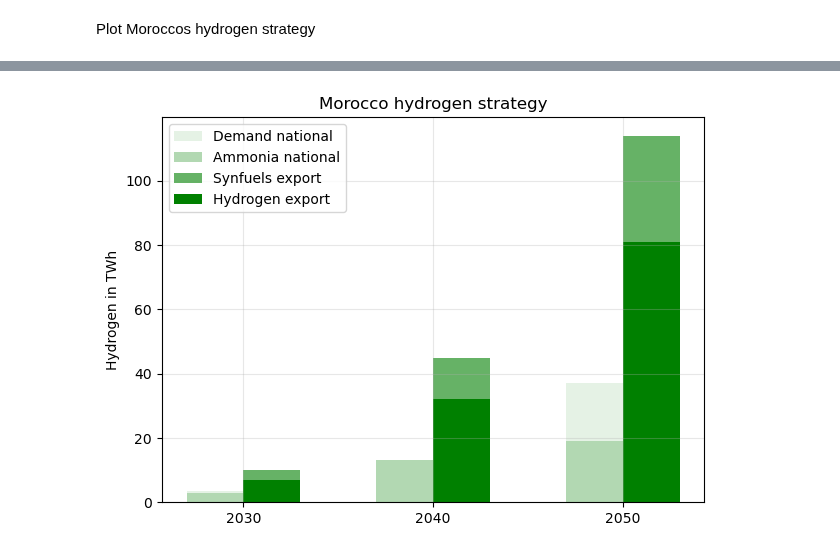
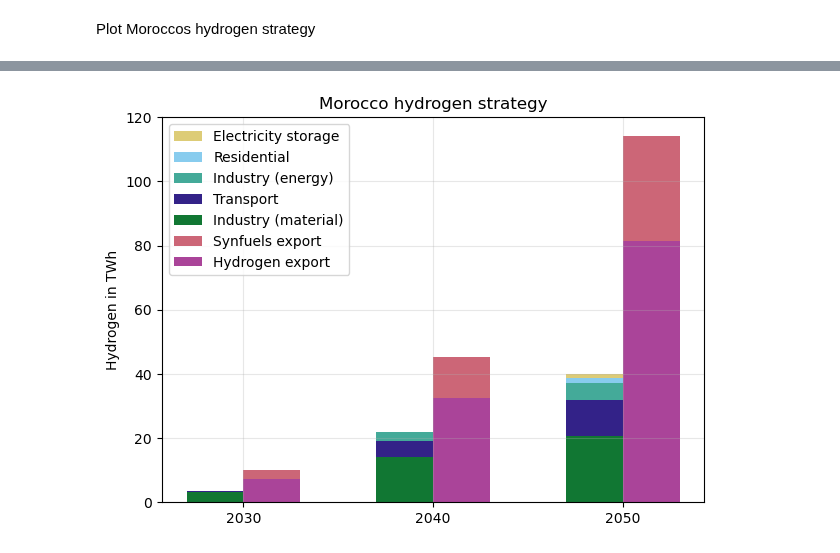
Before and after one commit to energyLS/aldehyde, a Jupyter notebook: workflow/notebooks/mar_hydrogen_strategy.ipynb, the cells around one changed output, grey strips where cells are left out. Saved outputs shown, nothing was run; the diff lists cells and outputs as text; code cells hidden in the pictures.

```diff
--- a/workflow/notebooks/mar_hydrogen_strategy.ipynb
+++ b/workflow/notebooks/mar_hydrogen_strategy.ipynb
@@ -20,3 +20,13 @@ df
+# %%
+# National
+ind_raw= [3.1, 14.1, 20.7]#Industry_RawMaterial
+trans = [0.5, 5.0, 11.2]#Transport_Energy
+ind_en= [0.0, 2.7, 5.4]#Industry_Energy
+liv= [0.0, 0.0, 1.3]#Residential_Energy
+storage= [0.0, 0.2, 0.6]#Electricity storage (National and Export)
+# Export
+syn_exp = [3.0, 13.3, 33.3]#Synfuels export PtL
+h2_exp= [7.3, 32.6, 81.4]#h2 Export
 # %%
 import matplotlib.pyplot as plt
 import numpy as np
@@ -52,39 +62,46 @@ if TYPE=="stacked":
 
 elif TYPE=="semistacked":
 
+    # Coloring: https://davidmathlogic.com/colorblind/#%23332288-%23117733-%2344AA99-%2388CCEE-%23DDCC77-%23CC6677-%23AA4499-%23882255
     # get the width of each bar
     width = 0.3
     # create the bars for each technology (SEMISTACKED)
-    demand_national = plt.bar(index - width/2, df_plot['demand_national'], width, bottom=df_plot['ammonia_national'], label='Demand national', color='green', alpha=0.1)
-    ammonia_national = plt.bar(index - width/2, df_plot['ammonia_national'], width, label='Ammonia national', color='green', alpha=0.3)
-    synfuels_export = plt.bar(index + width/2, df_plot['synfuels_export'], width, bottom=df_plot['hydrogen_export'], label='Synfuels export', color='green', alpha=0.6)
-    hydrogen_export = plt.bar(index + width/2, df_plot['hydrogen_export'], width, label='Hydrogen export', color='green', alpha=1)
+    storage_plot =  plt.bar(index - width/2, liv, width, bottom=np.array(ind_raw)+np.array(trans)+np.array(ind_en)+np.array(liv), label='Electricity storage', color='#DDCC77', alpha=1)
+    liv_plot = plt.bar(index - width/2, liv, width, bottom=np.array(ind_raw)+np.array(trans)+np.array(ind_en), label='Residential', color='#88CCEE', alpha=1)
+    ind_en_plot = plt.bar(index - width/2, ind_en, width, bottom=np.array(ind_raw)+np.array(trans), label='Industry (energy)', color='#44AA99', alpha=1)
+    trans_plot = plt.bar(index - width/2, trans, width, bottom=ind_raw, label='Transport', color='#332288', alpha=1)
+    ind_raw_plot = plt.bar(index - width/2, ind_raw, width, label='Industry (material)', color='#117733', alpha=1)
+
+
+
+    synfuels_export = plt.bar(index + width/2, syn_exp, width, bottom=df_plot['hydrogen_export'], label='Synfuels export', color='#CC6677', alpha=1)
+    hydrogen_export = plt.bar(index + width/2, h2_exp, width, label='Hydrogen export', color='#AA4499', alpha=1)
 
     plt.xticks(index, df_plot.index)
 
 
 elif TYPE=="grouped":
     # get the width of each bar
     width = 0.15
     # create the bars for each technology (GROUPED)
     demand_national = plt.bar(index - width/2, df_plot['demand_national'], width, label='Demand national', color='green', alpha=0.1)
     ammonia_national = plt.bar(index + width/2, df_plot['ammonia_national'], width, label='Ammonia national', color='green', alpha=0.3)
     synfuels_export = plt.bar(index + width*1.5, df_plot['synfuels_export'], width, label='Synfuels export', color='green', alpha=0.6)
     hydrogen_export = plt.bar(index + width*2.5, df_plot['hydrogen_export'], width, label='Hydrogen export', color='green', alpha=1)
 
     plt.xticks(index+width, df_plot.index)
 
 # add labels and title
 plt.ylabel('Hydrogen in TWh') #TODO: is the Synfuels export demand in hydrogen or in synfuels?
 plt.title('Morocco hydrogen strategy')
 
 plt.grid(alpha=0.3)
 plt.legend(loc='best')
 
 # save the plot
 plt.savefig(PATH+'results/graphics_general/policy/mar_hydrogen_strategy_'+ TYPE +'.pdf', bbox_inches='tight')
 
 # show the plot
 plt.show()
 # %% [output]
-[figure, old version]
+[figure, new version]
```
Also changed, not shown: parts of 1 cell of this notebook.
